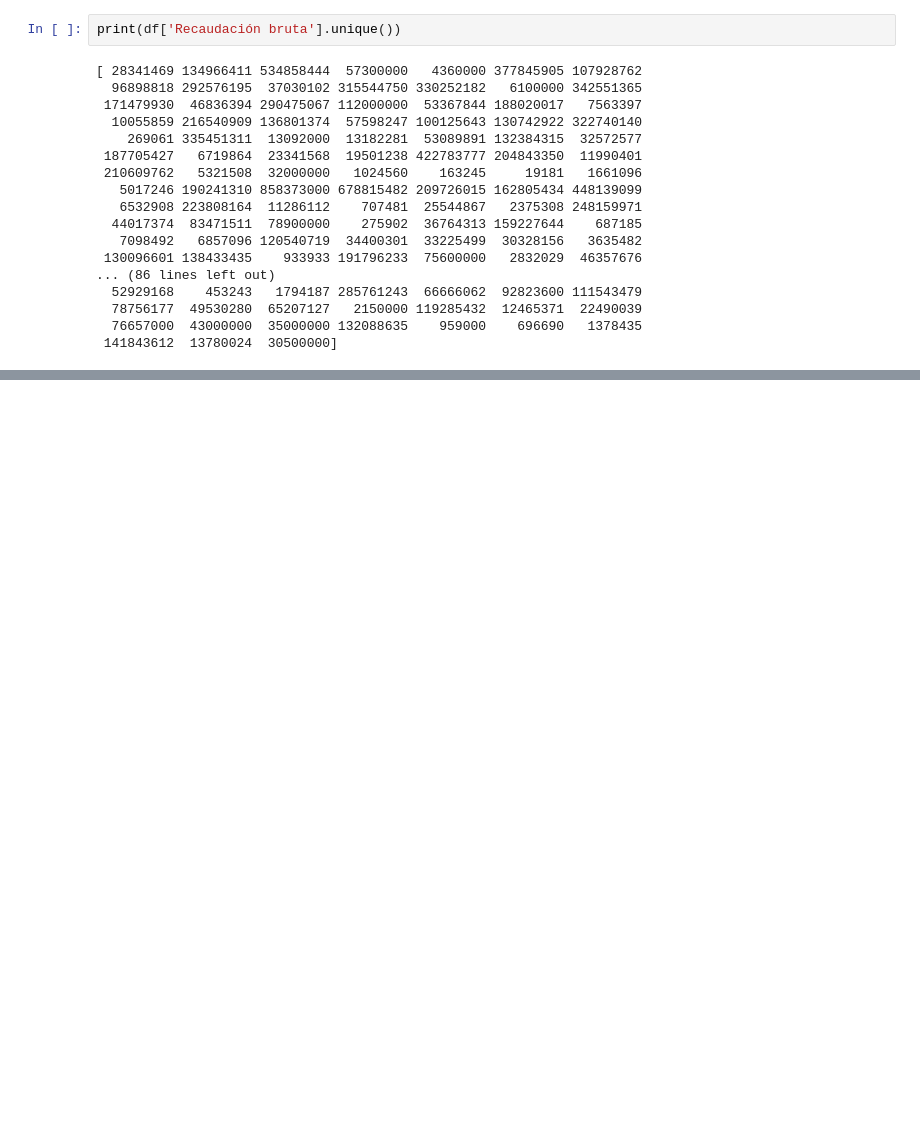
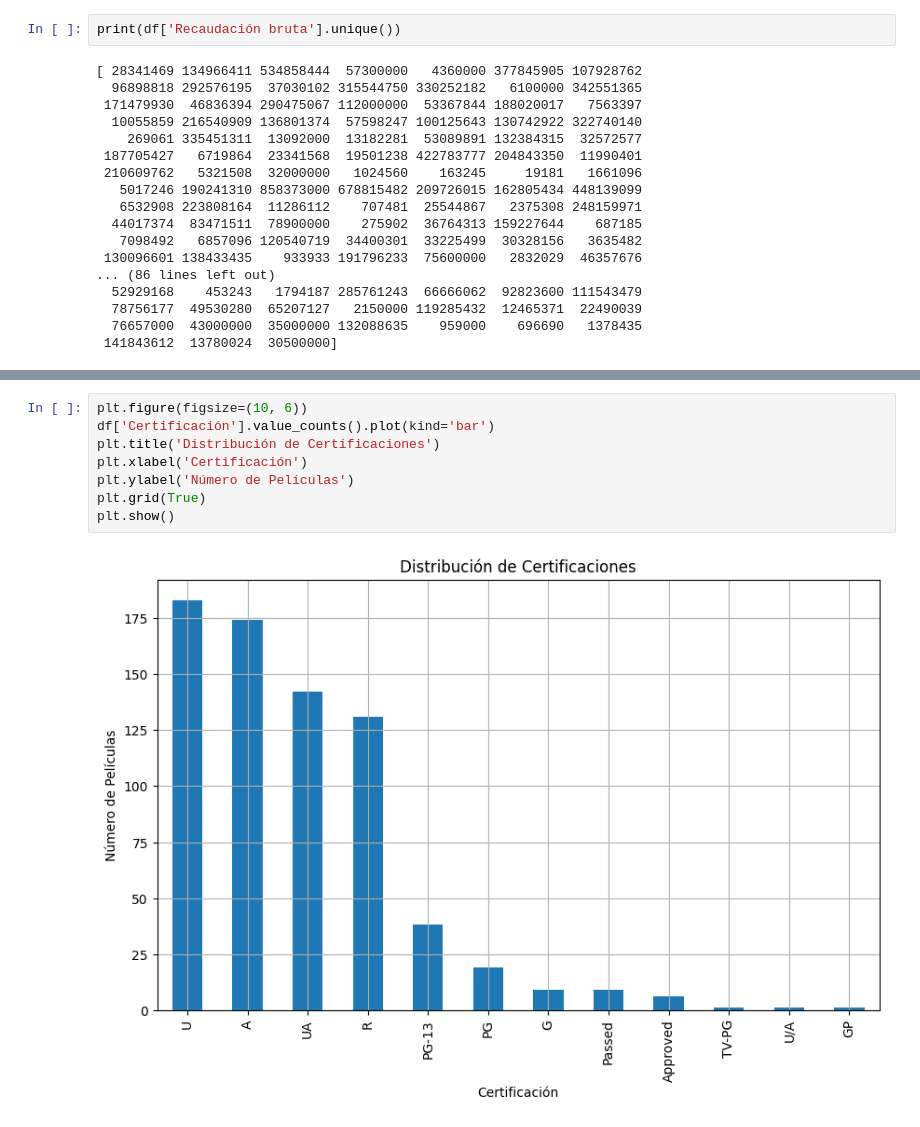
Before and after one commit to Dataniel31/Proyecto1-AnalisisDe-Pel-culasySeries-de-TVenIMDB, a Jupyter notebook: Proyecto1.ipynb, the cells around one changed output, grey strips where cells are left out. Cells and saved outputs as stored; diff of their text form; blank space fills up the shorter version.

```diff
--- a/Proyecto1.ipynb
+++ b/Proyecto1.ipynb
@@ -196,0 +270,10 @@ print(df['Recaudación bruta'].unique())
+# %%
+plt.figure(figsize=(10, 6))
+df['Certificación'].value_counts().plot(kind='bar')
+plt.title('Distribución de Certificaciones')
+plt.xlabel('Certificación')
+plt.ylabel('Número de Películas')
+plt.grid(True)
+plt.show()
+# %% [output]
+[figure, added]
```
Also changed, not shown: parts of 6 cells of this notebook.
